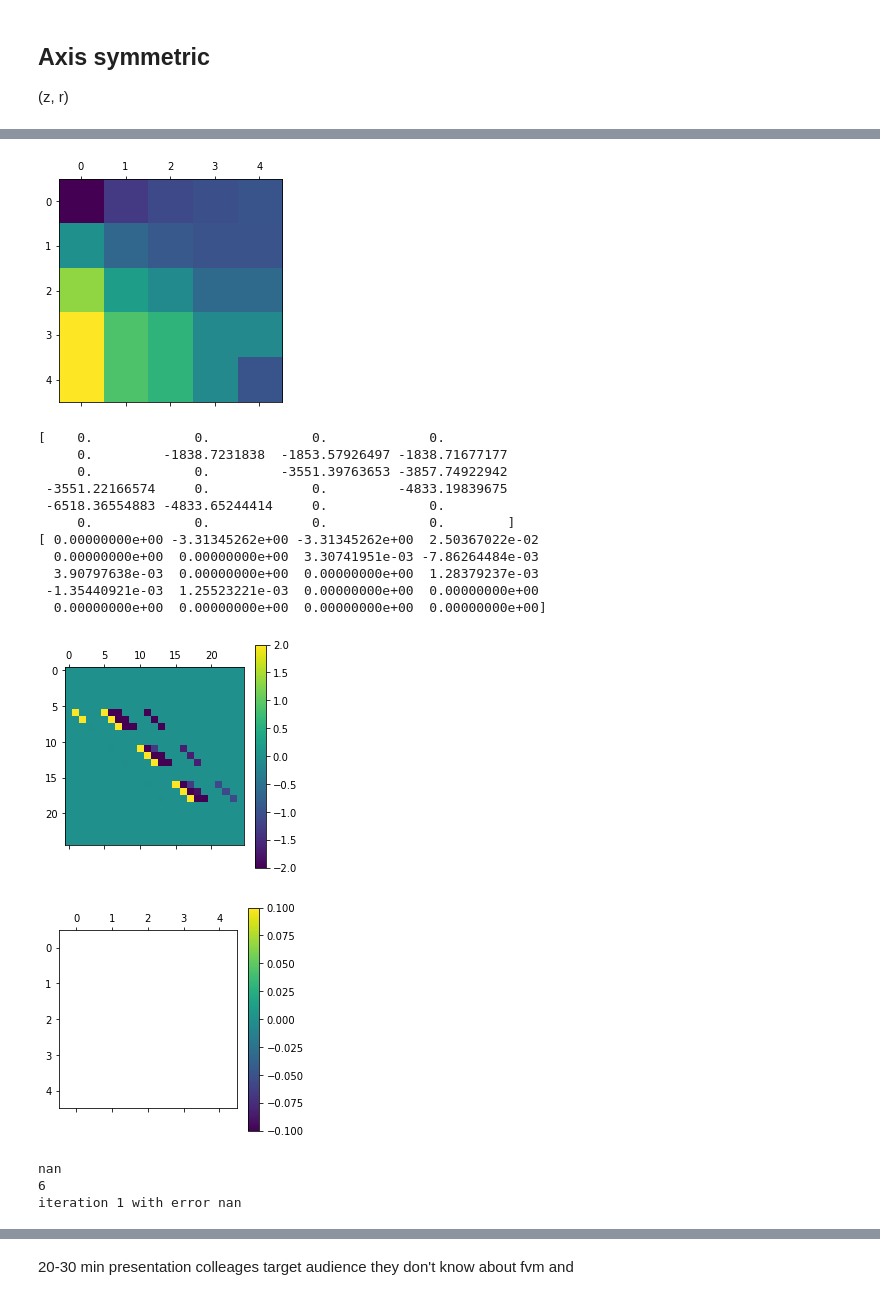
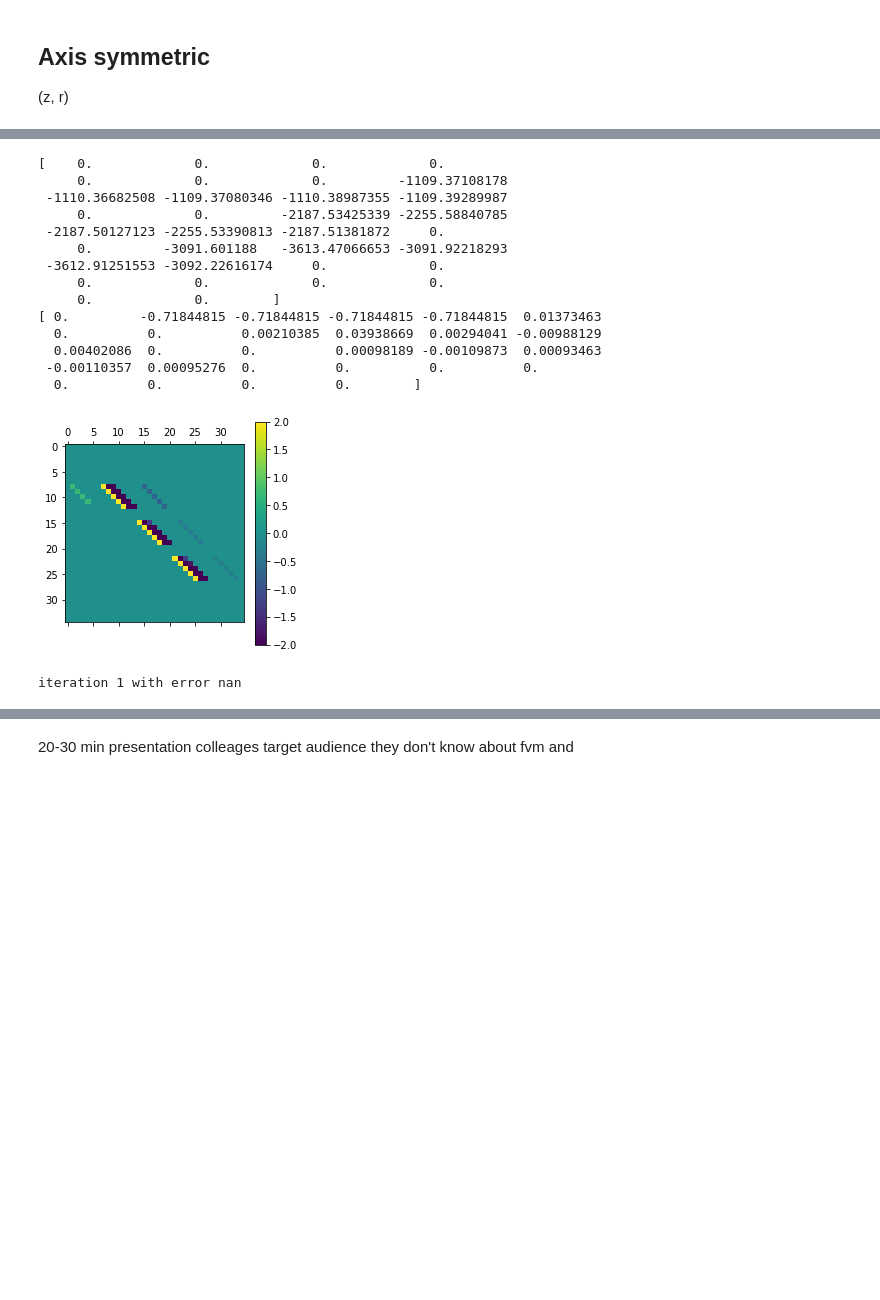
Before and after one commit to Toothpastefairy/comp_multphase_flow, a Jupyter notebook: bloodyguys.ipynb, the cells around one changed output, grey strips where cells are left out. Saved outputs shown, nothing was run; the diff lists cells and outputs as text; code cells hidden in the pictures; blank space fills up the shorter version.

```diff
--- a/bloodyguys.ipynb
+++ b/bloodyguys.ipynb
@@ -365,7 +365,7 @@ def reload_system_axis():
 
 rho_fluid = 1000
 z_end = 1
-Nz = 3
+Nz = 5
 r_end = 10
 Nr = 3
 mu_fluid = 1e-3 * np.ones((Nr+2, Nz+2))
@@ -446,56 +433,55 @@ pressure = np.zeros((system_axis.Nr+2, system_axis.Nz+2)) + (system_axis.z_end -
 # plt.colorbar()
 # plt.show()
 
 
 # while error > epsilon:
 for i in range(1):
     i+=1
     # 1. initial guess for velocities, pressure
     vel_old_z = velocity_z
     vel_old_r = velocity_r
     p_old = pressure
 
     # 2. solve the momentum equations using guesses
     velocity_z = system_axis.solve_velocity_z(vel_old_z, vel_old_r, mu_fluid, pressure)
     velocity_r = system_axis.solve_velocity_r(vel_old_z, vel_old_r, mu_fluid, pressure)
-    plt.matshow(velocity_z)
-    plt.show()
+    # plt.matshow(velocity_z)
+    # plt.show()
     # 3. solve pressure using velocity from momentum eq
     pressure_corrector = system_axis.pressure_correction(velocity_z, velocity_r, mu_fluid)
 
     # 4. correct pressure and velocities
     pressure = p_old + pressure_corrector * relaxation_factor
     velocity_z, velocity_r = system_axis.velocity_corrections(
         velocity_z, velocity_r, mu_fluid, pressure_corrector, relaxation_factor
     )
-    plt.matshow(pressure)
-    plt.colorbar()
-    plt.show()
-    print(np.sum(np.abs(velocity_z - vel_old_z)))
-    print(np.argmax(velocity_z))
+    # plt.matshow(pressure)
+    # plt.colorbar()
+    # plt.show()
+    # print(np.sum(np.abs(velocity_z - vel_old_z)))
+    # print(np.argmax(velocity_z))
     error = np.sum(np.abs((velocity_z - vel_old_z) / vel_old_z))
     print("iteration", i, "with error", error, end='\n')
 
     if i > 2000:
         print("Oh nyo, it's bwoken")
         break
 # %% [output]
+[    0.             0.             0.             0.
+     0.             0.             0.         -1109.37108178
+ -1110.36682508 -1109.37080346 -1110.38987355 -1109.39289987
+     0.             0.         -2187.53425339 -2255.58840785
+ -2187.50127123 -2255.53390813 -2187.51381872     0.
+     0.         -3091.601188   -3613.47066653 -3091.92218293
+ -3612.91251553 -3092.22616174     0.             0.
+     0.             0.             0.             0.
+     0.             0.        ]
+[ 0.         -0.71844815 -0.71844815 -0.71844815 -0.71844815  0.01373463
+  0.          0.          0.00210385  0.03938669  0.00294041 -0.00988129
+  0.00402086  0.          0.          0.00098189 -0.00109873  0.00093463
+ -0.00110357  0.00095276  0.          0.          0.          0.
+  0.          0.          0.          0.        ]
-[figure, old version]
+[figure, new version]
-[    0.             0.             0.             0.
-     0.         -1838.7231838  -1853.57926497 -1838.71677177
-     0.             0.         -3551.39763653 -3857.74922942
- -3551.22166574     0.             0.         -4833.19839675
- -6518.36554883 -4833.65244414     0.             0.
-     0.             0.             0.             0.        ]
-[ 0.00000000e+00 -3.31345262e+00 -3.31345262e+00  2.50367022e-02
-  0.00000000e+00  0.00000000e+00  3.30741951e-03 -7.86264484e-03
-  3.90797638e-03  0.00000000e+00  0.00000000e+00  1.28379237e-03
- -1.35440921e-03  1.25523221e-03  0.00000000e+00  0.00000000e+00
-  0.00000000e+00  0.00000000e+00  0.00000000e+00  0.00000000e+00]
-[figure, removed]
-[figure, removed]
-nan
-6
 iteration 1 with error nan
 # %%
 plt.matshow(velocity_z)
```
Also changed, not shown: parts of 3 cells of this notebook, 2 other files.
